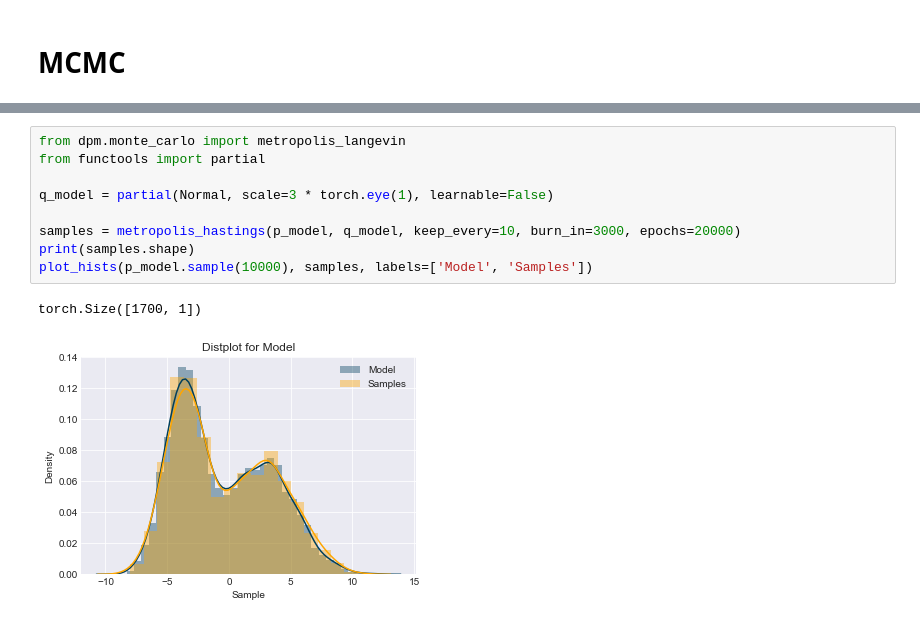
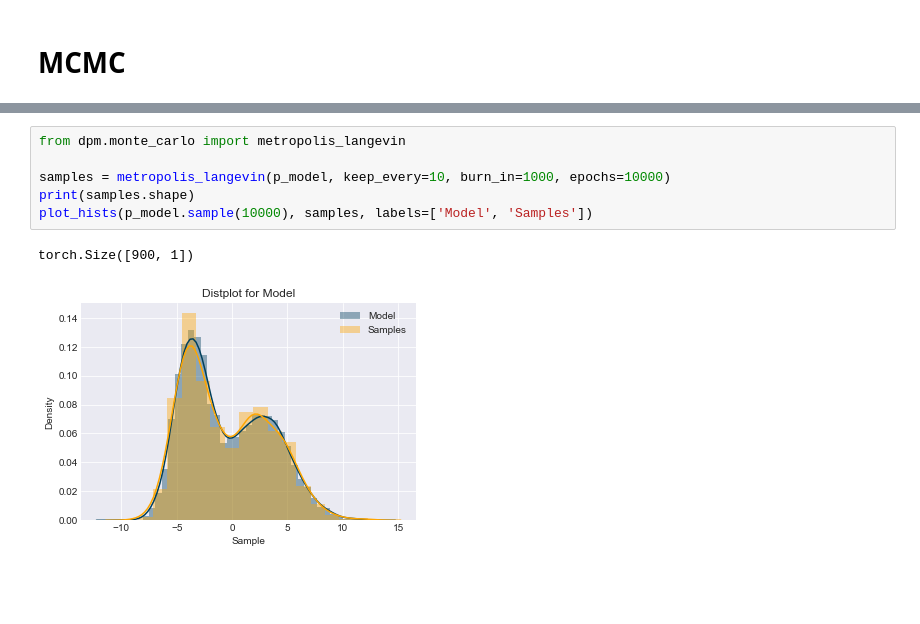
Before and after one commit to nextBillyonair/DPM, a Jupyter notebook: Notebooks/MonteCarlo/Sampling.ipynb, the cells around one changed output, grey strips where cells are left out. Cells and saved outputs as stored; diff of their text form; blank space fills up the shorter version.

Commit message:
Fix MCMC Langevin

```diff
--- a/Notebooks/MonteCarlo/Sampling.ipynb
+++ b/Notebooks/MonteCarlo/Sampling.ipynb
@@ -189,12 +189,9 @@ torch.Size([1700, 1])
 # %%
 from dpm.monte_carlo import metropolis_langevin
-from functools import partial
 
-q_model = partial(Normal, scale=3 * torch.eye(1), learnable=False)
-
-samples = metropolis_hastings(p_model, q_model, keep_every=10, burn_in=3000, epochs=20000)
+samples = metropolis_langevin(p_model, keep_every=10, burn_in=1000, epochs=10000)
 print(samples.shape)
 plot_hists(p_model.sample(10000), samples, labels=['Model', 'Samples'])
 # %% [output]
-torch.Size([1700, 1])
+torch.Size([900, 1])
-[figure, old version]
+[figure, new version]
```
Also changed, not shown: parts of 12 cells of this notebook, 2 other files.
